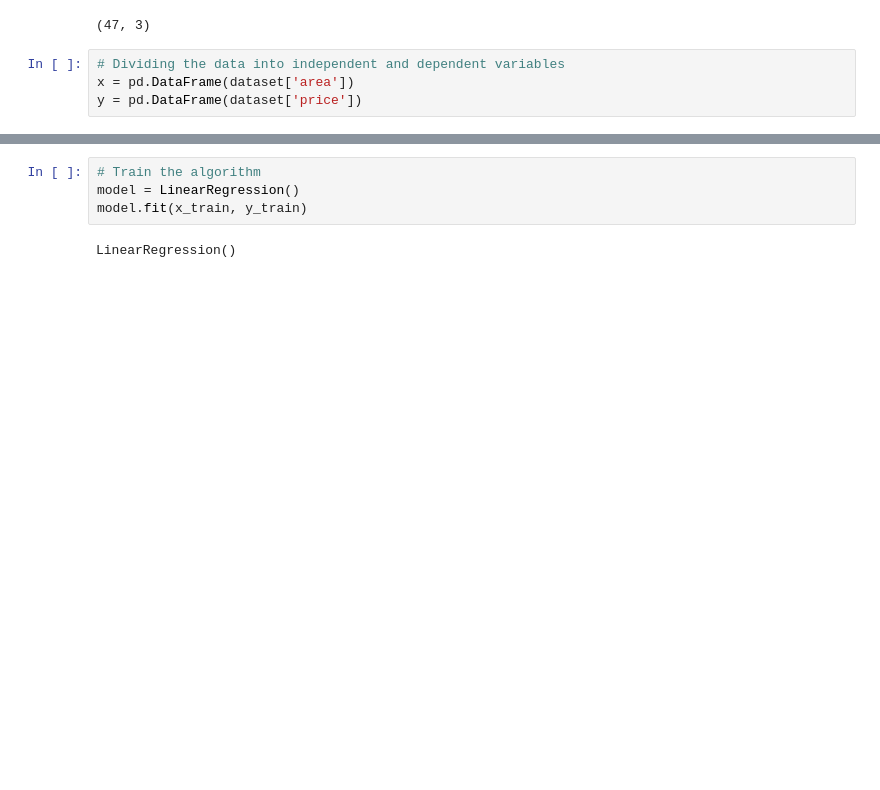
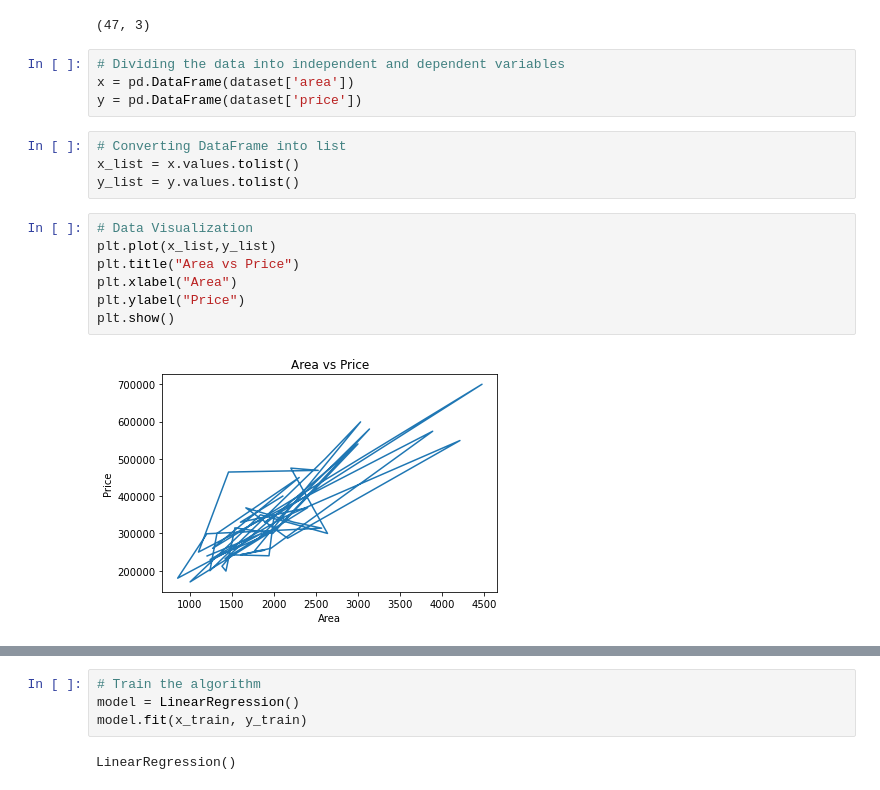
Before and after one commit to ananyachibber21/Machine-Learning-with-Python, a Jupyter notebook: House Price Prediction/House Price Prediction .ipynb, the cells around one changed output, grey strips where cells are left out. Saved outputs shown, nothing was run; the diff lists cells and outputs as text; blank space fills up the shorter version.

```diff
--- a/House Price Prediction/House Price Prediction .ipynb
+++ b/House Price Prediction/House Price Prediction .ipynb
@@ -30,4 +31,17 @@ print(dataset.shape)
 # Dividing the data into independent and dependent variables
 x = pd.DataFrame(dataset['area'])
 y = pd.DataFrame(dataset['price'])
+# %%
+# Converting DataFrame into list
+x_list = x.values.tolist()
+y_list = y.values.tolist()
+# %%
+# Data Visualization
+plt.plot(x_list,y_list)
+plt.title("Area vs Price")
+plt.xlabel("Area")
+plt.ylabel("Price")
+plt.show()
+# %% [output]
+[figure, added]
 # %%
```
Also changed, not shown: parts of 13 cells of this notebook.
